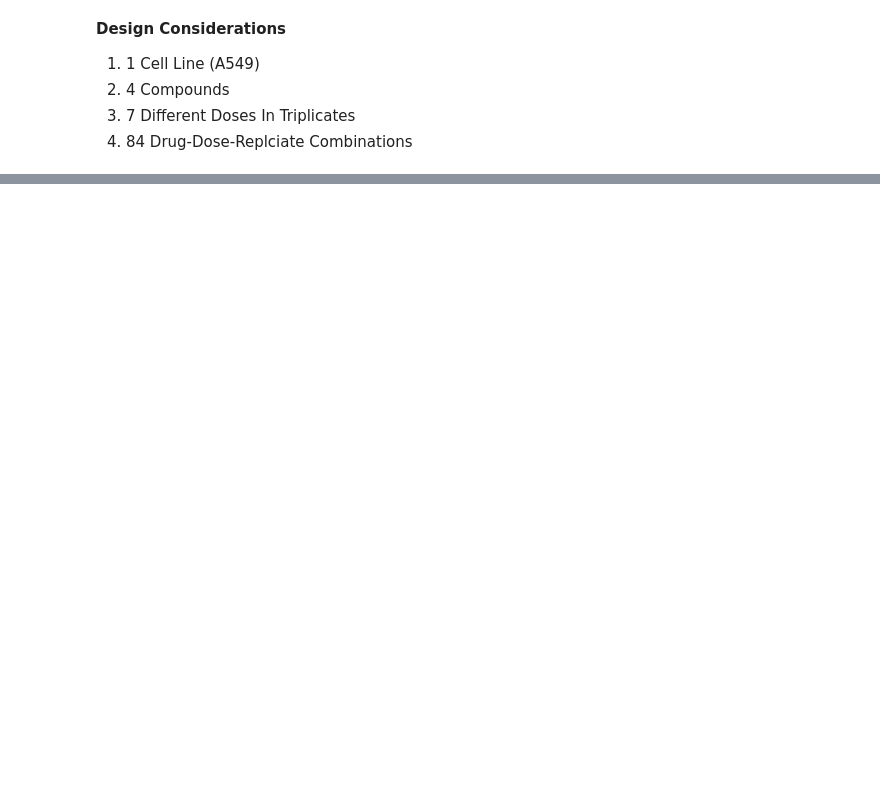
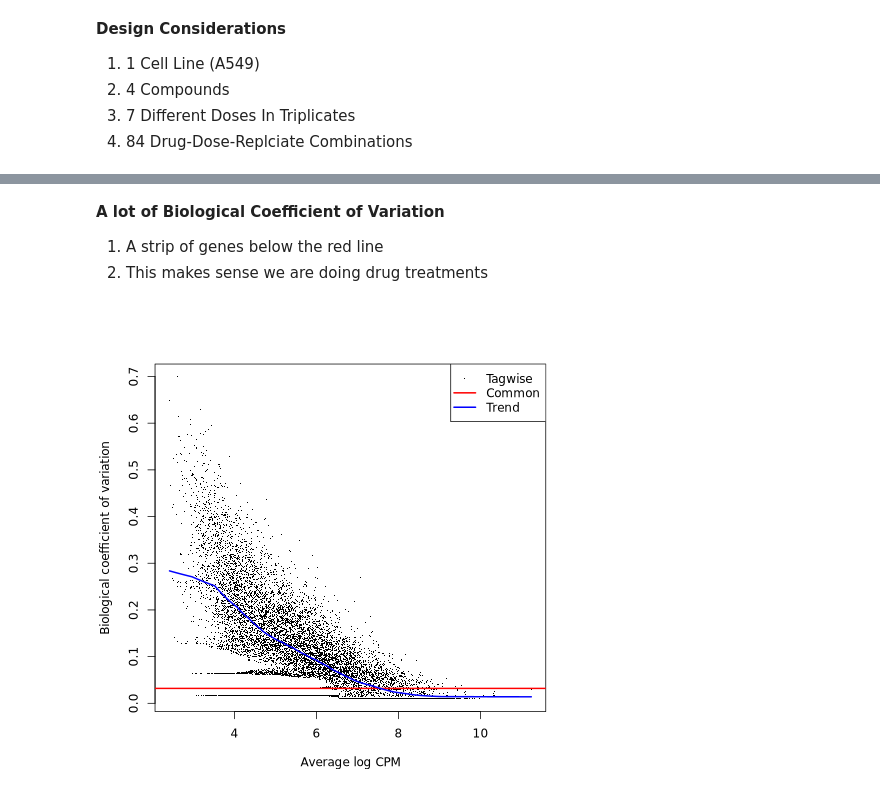
Before and after one commit to alexjimenez99/sc-RNAseq-embryos, a Jupyter notebook: DGE_scRNA.ipynb, the cells around one changed output, grey strips where cells are left out. Drawn from its saved outputs; the diff is of its cells as text; code cells hidden in the pictures; blank space fills up the shorter version.

```diff
--- a/DGE_scRNA.ipynb
+++ b/DGE_scRNA.ipynb
@@ -205,0 +286,9 @@ sc.pp.highly_variable_genes(adata_hvg)
+# %% [markdown]
+**A lot of Biological Coefficient of Variation**
+1. A strip of genes below the red line
+2. This makes sense we are doing drug treatments
+# %%
+%%R
+plotBCV(y)
+# %% [output]
+[figure, added]
```
Also changed, not shown: parts of 27 cells of this notebook.
